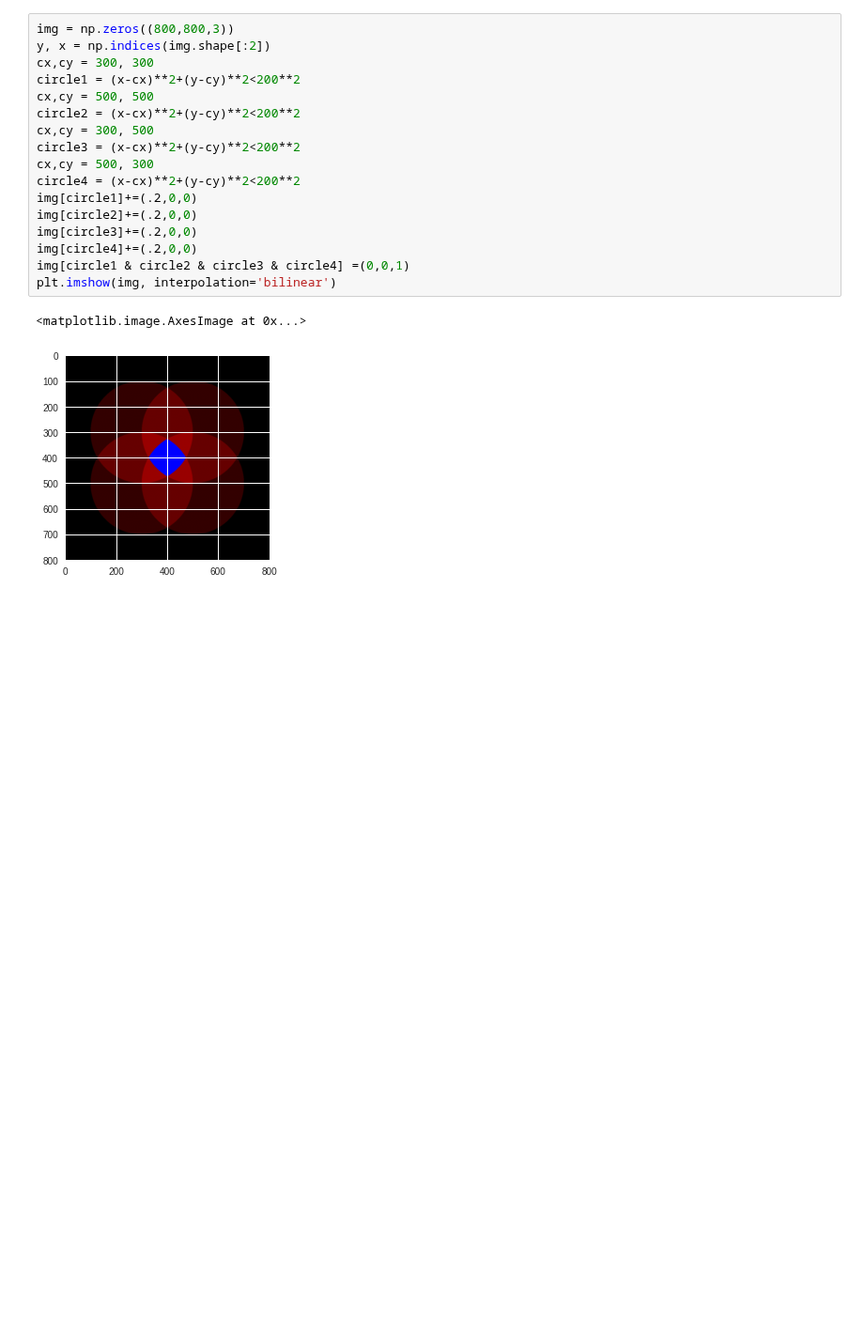
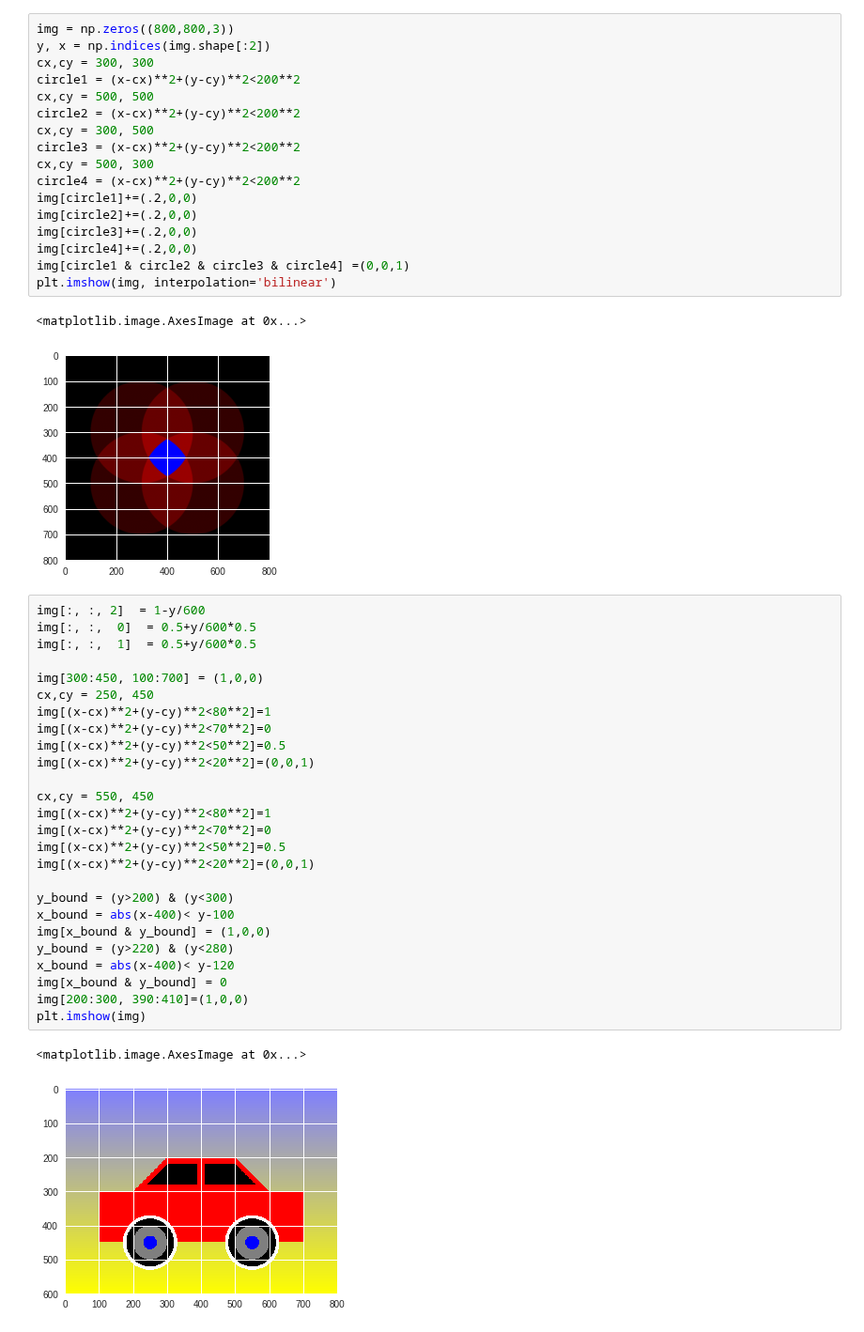
Before and after one commit to tjwei/NDHU_AM1130, a Jupyter notebook: 2018_Week07_Paint.ipynb, the cells around one changed output. Shown at 94% size. Saved outputs shown, nothing was run; the diff lists cells and outputs as text; blank space fills up the shorter version.

```diff
--- a/2018_Week07_Paint.ipynb
+++ b/2018_Week07_Paint.ipynb
@@ -153,3 +153,32 @@ plt.imshow(img, interpolation='bilinear')
 # %% [output]
 <matplotlib.image.AxesImage at 0x...>
 [figure]
+# %%
+img[:, :, 2]  = 1-y/600
+img[:, :,  0]  = 0.5+y/600*0.5
+img[:, :,  1]  = 0.5+y/600*0.5
+
+img[300:450, 100:700] = (1,0,0)
+cx,cy = 250, 450
+img[(x-cx)**2+(y-cy)**2<80**2]=1
+img[(x-cx)**2+(y-cy)**2<70**2]=0
+img[(x-cx)**2+(y-cy)**2<50**2]=0.5
+img[(x-cx)**2+(y-cy)**2<20**2]=(0,0,1)
+
+cx,cy = 550, 450
+img[(x-cx)**2+(y-cy)**2<80**2]=1
+img[(x-cx)**2+(y-cy)**2<70**2]=0
+img[(x-cx)**2+(y-cy)**2<50**2]=0.5
+img[(x-cx)**2+(y-cy)**2<20**2]=(0,0,1)
+
+y_bound = (y>200) & (y<300)
+x_bound = abs(x-400)< y-100
+img[x_bound & y_bound] = (1,0,0)
+y_bound = (y>220) & (y<280)
+x_bound = abs(x-400)< y-120
+img[x_bound & y_bound] = 0
+img[200:300, 390:410]=(1,0,0)
+plt.imshow(img)
+# %% [output]
+<matplotlib.image.AxesImage at 0x...>
+[figure, added]
```
Also changed, not shown: parts of 3 cells of this notebook.
